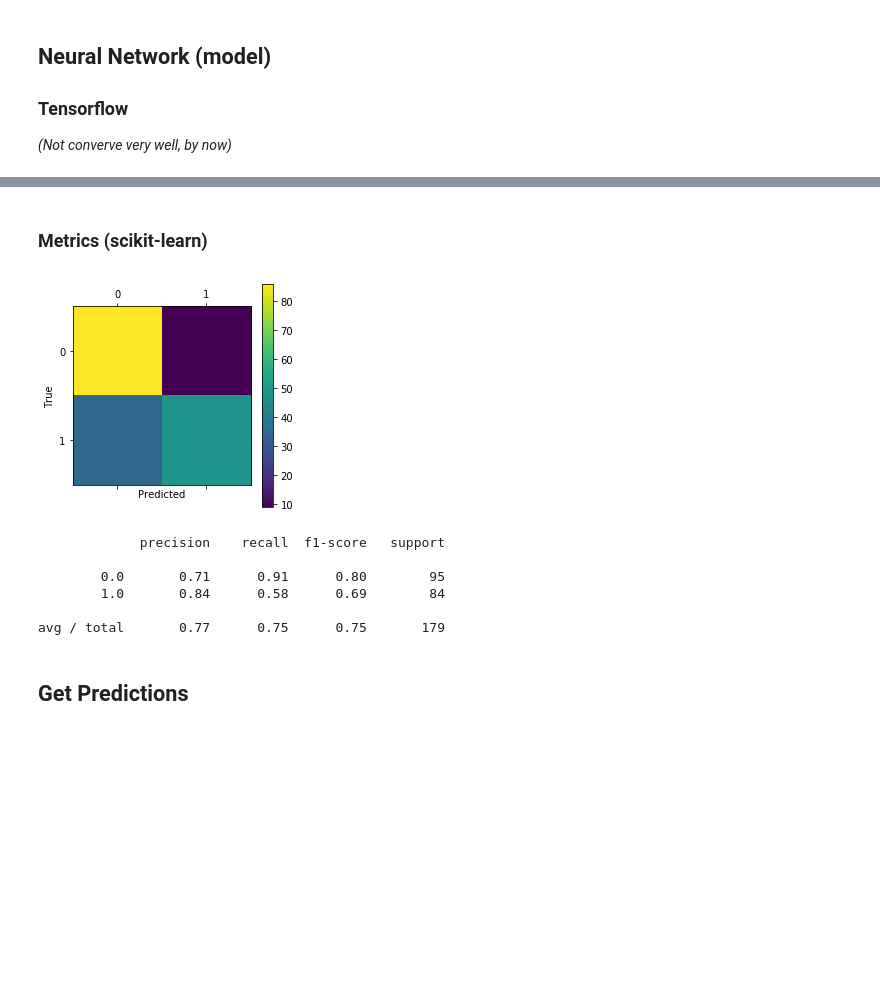
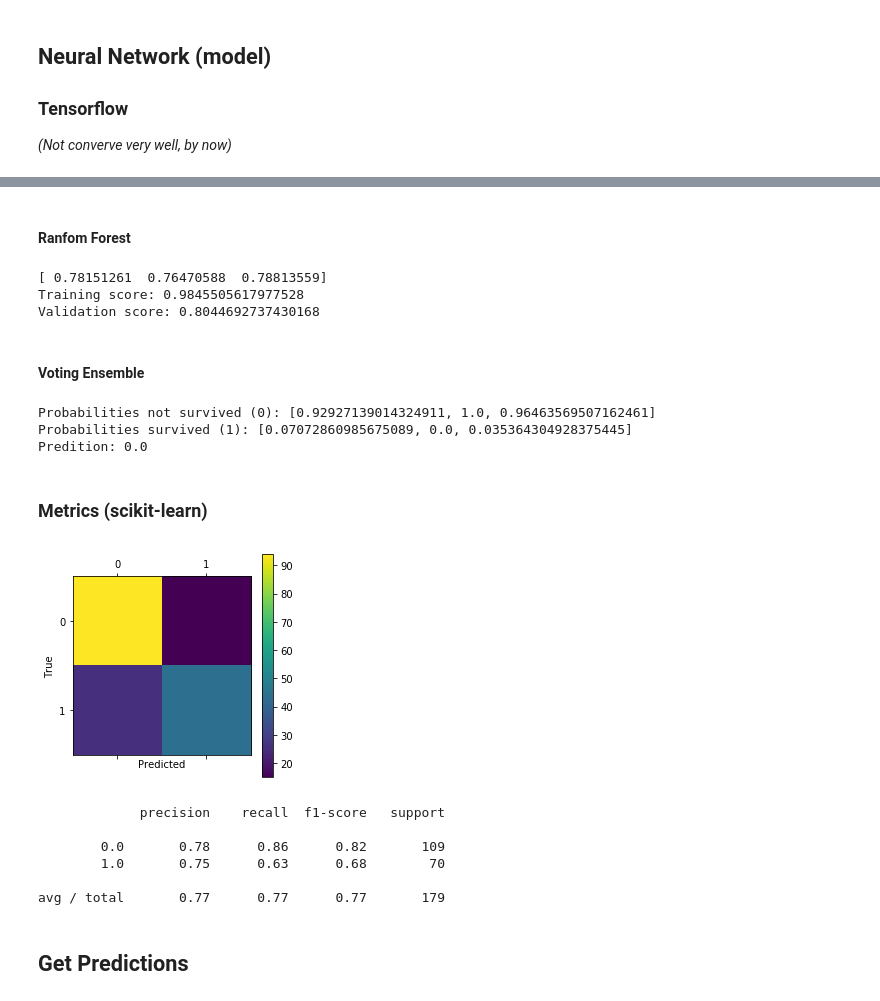
Before and after one commit to samuxiii/prototypes, a Jupyter notebook: notebooks/titanic/Titanic Survival.ipynb, the cells around one changed output, grey strips where cells are left out. Drawn from its saved outputs; the diff is of its cells as text; code cells hidden in the pictures; blank space fills up the shorter version.

Commit message:
Added voting ensemble learning

```diff
--- a/notebooks/titanic/Titanic Survival.ipynb
+++ b/notebooks/titanic/Titanic Survival.ipynb
@@ -333,29 +333,80 @@ Validation score: 0.7541899441340782
+# %% [markdown]
+#### Ranfom Forest
+# %%
+from sklearn.ensemble import RandomForestClassifier
+from sklearn.model_selection import cross_val_score
+
+rf = RandomForestClassifier(warm_start=True,
+                            random_state = 42)
+
+for i in range(10,500,10):
+    rf.set_params(n_estimators=i)
+    rf.fit(X_train, y_train.reshape(-1))
+
+scores = cross_val_score(rf, X_train, y_train.reshape(-1))
+print("{}".format(scores))
+
+#Scores
+print("Training score: {}".format(rf.score(X_train, y_train)))
+print("Validation score: {}".format(rf.score(X_val, y_val)))
+# %% [output]
+[ 0.78151261  0.76470588  0.78813559]
+Training score: 0.9845505617977528
+Validation score: 0.8044692737430168
+# %% [markdown]
+#### Voting Ensemble
+# %%
+from sklearn.linear_model import LogisticRegression
+from sklearn.naive_bayes import GaussianNB
+from sklearn.ensemble import RandomForestClassifier
+from sklearn.ensemble import VotingClassifier
+
+clf1 = LogisticRegression(random_state=42)
+clf2 = RandomForestClassifier(random_state=42)
+clf3 = GaussianNB()
+
+eclf = VotingClassifier(estimators=[('lr', clf1), ('rf', clf2)],
+                        voting='soft')
+
+# predict class probabilities for all classifiers
+probas = [c.fit(X_train, y_train.reshape(-1)).predict_proba(X_test) for c in (clf1, clf2, eclf)]
+
+sample = 13
+class1_1 = [pr[sample, 0] for pr in probas]
+class2_1 = [pr[sample, 1] for pr in probas]
+print("Probabilities not survived (0): {}".format(class1_1))
+print("Probabilities survived (1): {}".format(class2_1))
+print("Predition: {}".format(eclf.predict(X_test)[sample]))
+# %% [output]
+Probabilities not survived (0): [0.92927139014324911, 1.0, 0.96463569507162461]
+Probabilities survived (1): [0.07072860985675089, 0.0, 0.035364304928375445]
+Predition: 0.0
 # %% [markdown]
 ### Metrics (scikit-learn)
 # %%
 from sklearn.metrics import classification_report,confusion_matrix
 
-predictions = clf.predict(X_val)
+predictions = eclf.predict(X_val)
 cm = confusion_matrix(y_val, predictions)
 
 plt.matshow(cm)
 plt.colorbar()
 ax = plt.gca()
 ax.set_xlabel('Predicted')
 ax.set_ylabel('True')
 
 plt.show()
 # %% [output]
-[figure, old version]
+[figure, new version]
 # %%
 print(classification_report(y_val, predictions))
 # %% [output]
              precision    recall  f1-score   support
 
-        0.0       0.71      0.91      0.80        95
-        1.0       0.84      0.58      0.69        84
+        0.0       0.78      0.86      0.82       109
+        1.0       0.75      0.63      0.68        70
 
-avg / total       0.77      0.75      0.75       179
+avg / total       0.77      0.77      0.77       179
 # %% [markdown]
 ## Get Predictions
 # %%
```
Also changed, not shown: parts of 6 cells of this notebook.
